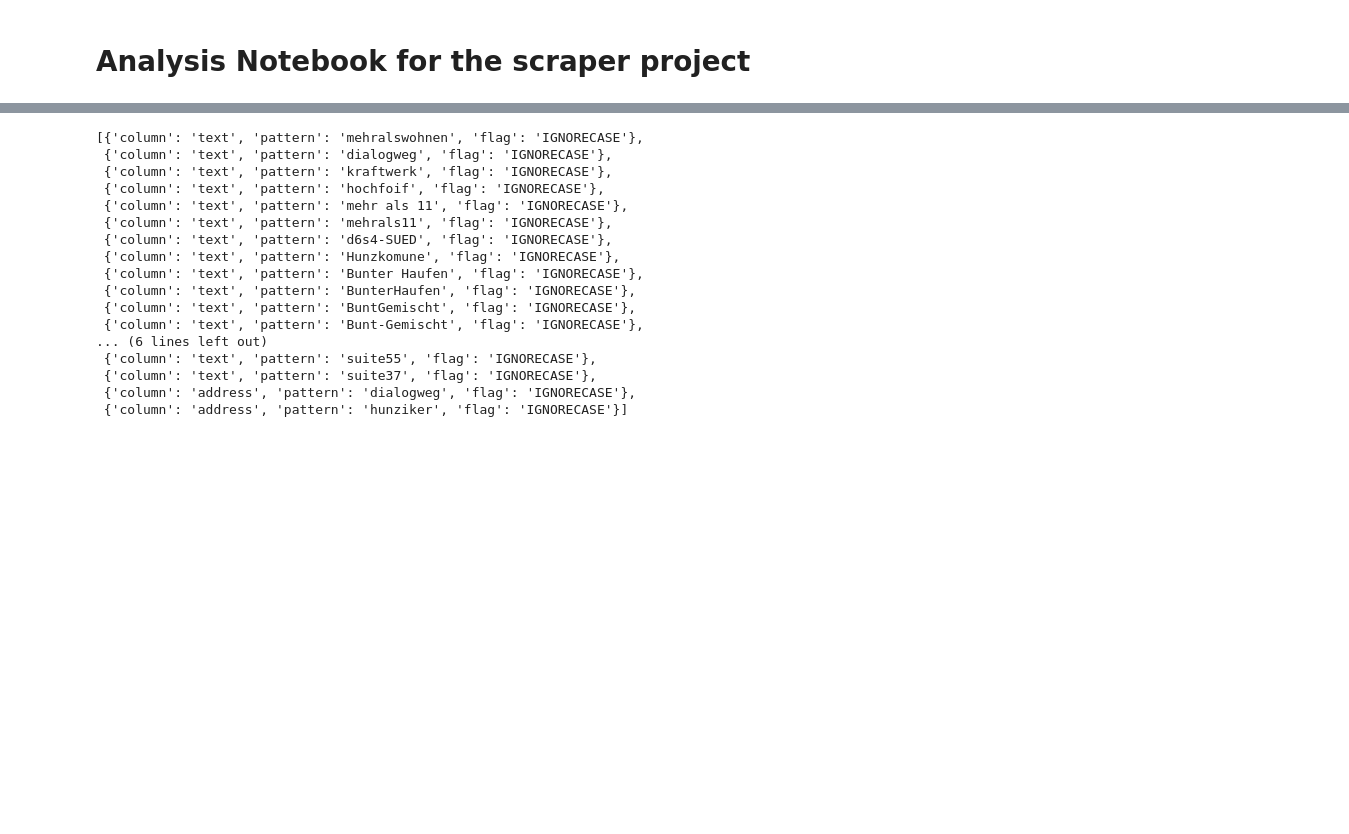
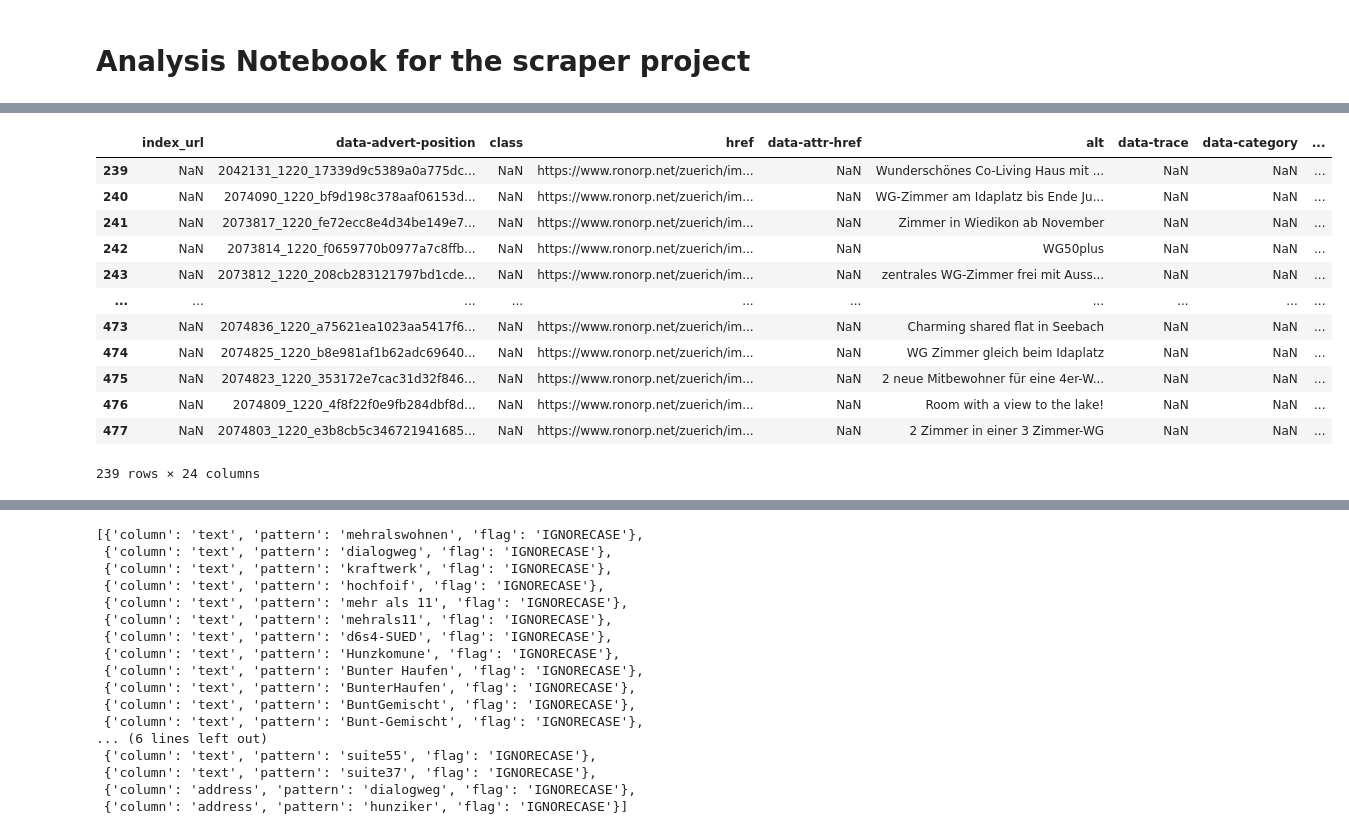
Before and after one commit to Dr-Nuke/wgscraper, a Jupyter notebook: notebooks/Analysis.ipynb, the cells around one changed output, grey strips where cells are left out. Drawn from its saved outputs; the diff is of its cells as text; code cells hidden in the pictures; blank space fills up the shorter version.

```diff
--- a/notebooks/Analysis.ipynb
+++ b/notebooks/Analysis.ipynb
@@ -25,7 +25,7 @@ pd.options.display.max_colwidth = 300
 </style>
 # %%
 root = Path(os.getcwd()).parent
-fname = root / 'data' / 'processed_data.csv'
+fname = root / 'data' / 'bak' /  'processed_data.csv'
 df=pd.read_csv(fname)
 df
 # %% [output]
@@ -44,0 +45,16 @@ df
+# %%
+df[df['index_url'].isna()]
+# %% [output]
+|  | index_url | data-advert-position | class | href | data-attr-href | alt | data-trace | data-category | ... |
+| 239 | NaN | 2042131_1220_17339d9c5389a0a775dc... | NaN | https://www.ronorp.net/zuerich/im... | NaN | Wunderschönes Co-Living Haus mit ... | NaN | NaN | ... |
+| 240 | NaN | 2074090_1220_bf9d198c378aaf06153d... | NaN | https://www.ronorp.net/zuerich/im... | NaN | WG-Zimmer am Idaplatz bis Ende Ju... | NaN | NaN | ... |
+| 241 | NaN | 2073817_1220_fe72ecc8e4d34be149e7... | NaN | https://www.ronorp.net/zuerich/im... | NaN | Zimmer in Wiedikon ab November | NaN | NaN | ... |
+| 242 | NaN | 2073814_1220_f0659770b0977a7c8ffb... | NaN | https://www.ronorp.net/zuerich/im... | NaN | WG50plus | NaN | NaN | ... |
+| 243 | NaN | 2073812_1220_208cb283121797bd1cde... | NaN | https://www.ronorp.net/zuerich/im... | NaN | zentrales WG-Zimmer frei mit Auss... | NaN | NaN | ... |
+| ... | ... | ... | ... | ... | ... | ... | ... | ... | ... |
+| 473 | NaN | 2074836_1220_a75621ea1023aa5417f6... | NaN | https://www.ronorp.net/zuerich/im... | NaN | Charming shared flat in Seebach | NaN | NaN | ... |
+| 474 | NaN | 2074825_1220_b8e981af1b62adc69640... | NaN | https://www.ronorp.net/zuerich/im... | NaN | WG Zimmer gleich beim Idaplatz | NaN | NaN | ... |
+| 475 | NaN | 2074823_1220_353172e7cac31d32f846... | NaN | https://www.ronorp.net/zuerich/im... | NaN | 2 neue Mitbewohner für eine 4er-W... | NaN | NaN | ... |
+| 476 | NaN | 2074809_1220_4f8f22f0e9fb284dbf8d... | NaN | https://www.ronorp.net/zuerich/im... | NaN | Room with a view to the lake! | NaN | NaN | ... |
+| 477 | NaN | 2074803_1220_e3b8cb5c346721941685... | NaN | https://www.ronorp.net/zuerich/im... | NaN | 2 Zimmer in einer 3 Zimmer-WG | NaN | NaN | ... |
+239 rows × 24 columns
```
Also changed, not shown: parts of 4 cells of this notebook, 6 other files.
